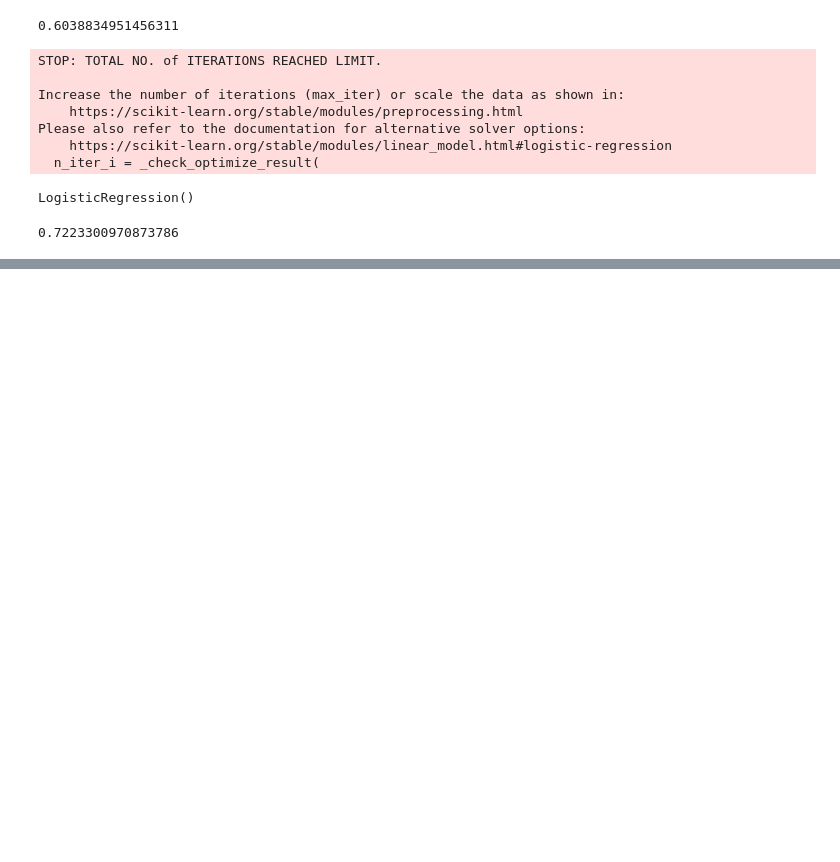
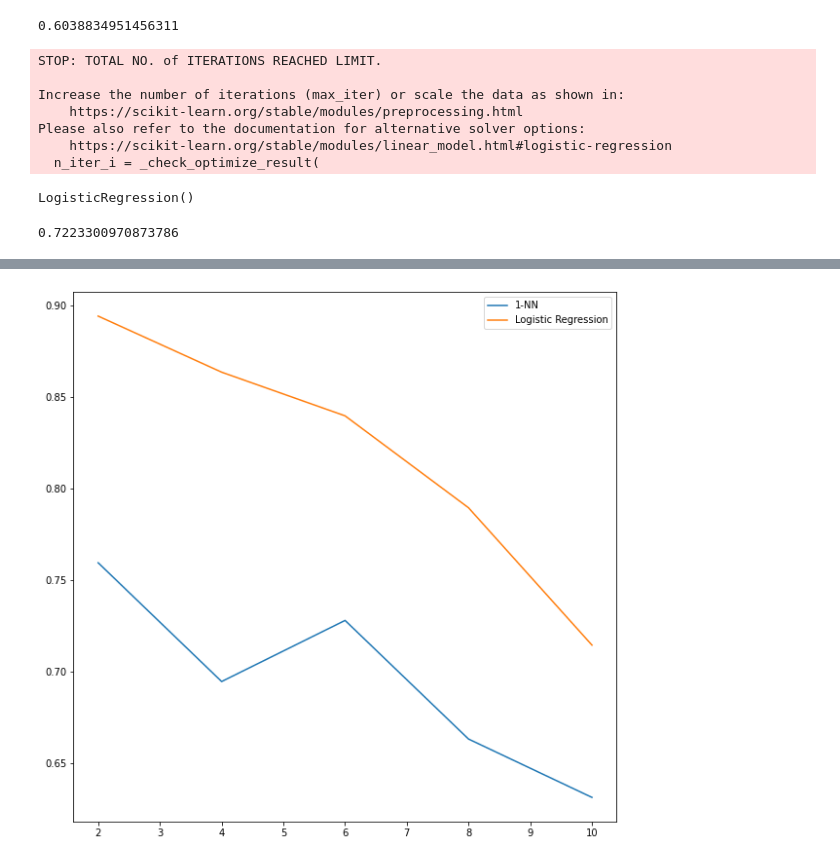
Before and after one commit to parzival979/IMAGE_RECOGNITION_PCA, a Jupyter notebook: extra.ipynb, the cells around one changed output, grey strips where cells are left out. Drawn from its saved outputs; the diff is of its cells as text; code cells hidden in the pictures; blank space fills up the shorter version.

Commit message:
Added Performance Comparison Plot

```diff
--- a/extra.ipynb
+++ b/extra.ipynb
@@ -289,0 +341,5 @@ print(log_reg.score(X_test, y_test))
+# %%
+# picking 4 random labels form the dataframe and storing them in a list
+random_labels = df['Label'].sample(4).tolist()
+knn_4_accuracy, log_reg_4_accuracy = accuracy(df[df['Label'].isin(random_labels)]['Images'], df[df['Label'].isin(random_labels)]['Label'])
+print(knn_4_accuracy, log_reg_4_accuracy)
@@ -289,0 +355,5 @@ print(log_reg.score(X_test, y_test))
+# %%
+# picking 6 random labels form the dataframe and storing them in a list
+random_labels = df['Label'].sample(6).tolist()
+knn_6_accuracy, log_reg_6_accuracy = accuracy(df[df['Label'].isin(random_labels)]['Images'], df[df['Label'].isin(random_labels)]['Label'])
+print(knn_6_accuracy, log_reg_6_accuracy)
@@ -289,0 +369,5 @@ print(log_reg.score(X_test, y_test))
+# %%
+# picking 8 random labels form the dataframe and storing them in a list
+random_labels = df['Label'].sample(8).tolist()
+knn_8_accuracy, log_reg_8_accuracy = accuracy(df[df['Label'].isin(random_labels)]['Images'], df[df['Label'].isin(random_labels)]['Label'])
+print(knn_8_accuracy, log_reg_8_accuracy)
@@ -289,0 +383,5 @@ print(log_reg.score(X_test, y_test))
+# %%
+# picking 10 random labels form the dataframe and storing them in a list
+random_labels = df['Label'].sample(10).tolist()
+knn_10_accuracy, log_reg_10_accuracy = accuracy(df[df['Label'].isin(random_labels)]['Images'], df[df['Label'].isin(random_labels)]['Label'])
+print(knn_10_accuracy, log_reg_10_accuracy)
@@ -289,0 +397,9 @@ print(log_reg.score(X_test, y_test))
+# %%
+# plotting the accuracy of 1-NN and Logistic Regression
+plt.figure(figsize=(10, 10))
+sns.lineplot(x=[2, 4, 6, 8, 10], y=[knn_2_accuracy, knn_4_accuracy, knn_6_accuracy, knn_8_accuracy, knn_10_accuracy], label='1-NN')
+sns.lineplot(x=[2, 4, 6, 8, 10], y=[log_reg_2_accuracy, log_reg_4_accuracy, log_reg_6_accuracy, log_reg_8_accuracy, log_reg_10_accuracy], label='Logistic Regression')
+plt.legend()
+plt.show()
+# %% [output]
+[figure, added]
```
Also changed, not shown: parts of 18 cells of this notebook, 1 other file.
